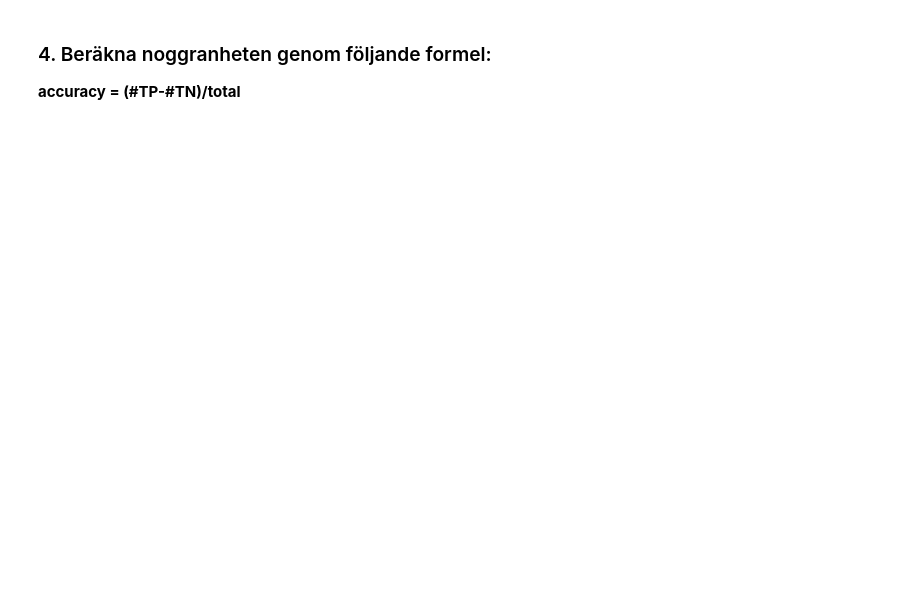
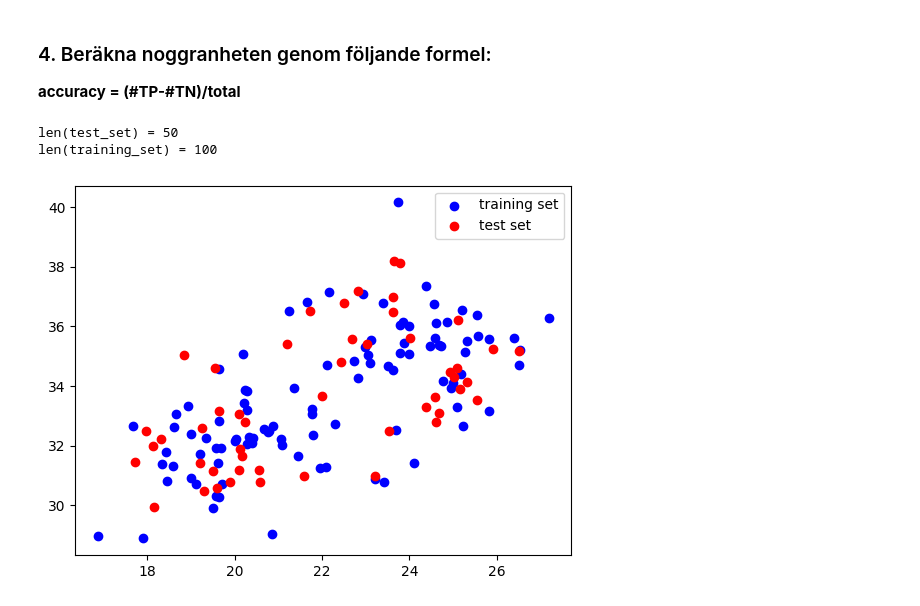
Before and after one commit to DeerBay/Python-Julia-Sjoholm, a Jupyter notebook: Labs/Lab2/labb_2_machine_learning.ipynb, the cells around one changed output. Cells and saved outputs as stored; diff of their text form; code cells hidden in the pictures; blank space fills up the shorter version.

Commit message:
split_training_test_points

```diff
--- a/Labs/Lab2/labb_2_machine_learning.ipynb
+++ b/Labs/Lab2/labb_2_machine_learning.ipynb
@@ -258,3 +253,32 @@ NameError: name 'pokem' is not defined
 # %% [markdown]
 ### 4. Beräkna noggranheten genom följande formel:
 **accuracy = (#TP-#TN)/total**
+# %%
+import random
+
+random.shuffle(pichu_data)
+random.shuffle(pikachu_data)
+
+test_set = pichu_data[:25] + pikachu_data[:25]
+training_set = pichu_data[25:] + pikachu_data[25:]
+print(f"{len(test_set) = }")
+print(f"{len(training_set) = }")
+# %% [output]
+len(test_set) = 50
+len(training_set) = 100
+# %%
+import matplotlib.pyplot as plt
+
+# Create separate list for x and y in test set and training set
+train_x = [data[0] for data in training_set]
+train_y = [data[1] for data in training_set]
+test_x = [data[0] for data in test_set]
+test_y = [data[1] for data in test_set]
+
+# Plotting points for training set and test set
+plt.scatter(train_x, train_y, marker ='o', label = 'training set', color = 'blue')
+plt.scatter(test_x, test_y, marker ='o', label = 'test set', color = 'red')
+plt.legend()
+plt.show()
+# %% [output]
+[figure, added]
```
Also changed, not shown: parts of 2 cells of this notebook.
